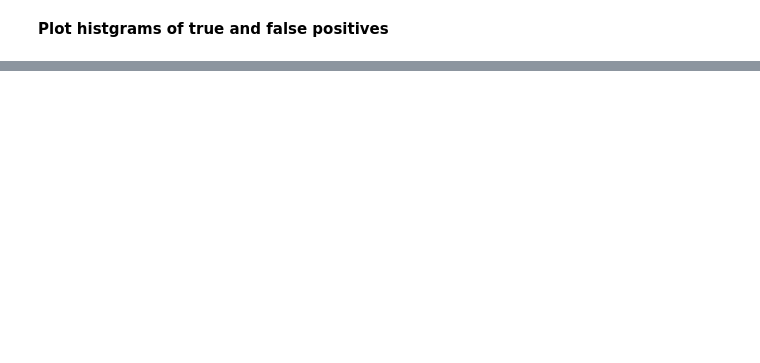
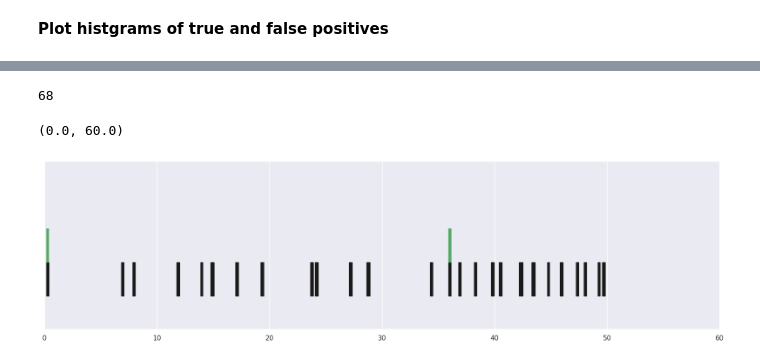
Before and after one commit to tpfffr/neon_blink_detection, a Jupyter notebook: notebooks/detect_blinks.ipynb, the cells around one changed output, grey strips where cells are left out. Drawn from its saved outputs; the diff is of its cells as text; code cells hidden in the pictures; blank space fills up the shorter version.

```diff
--- a/notebooks/detect_blinks.ipynb
+++ b/notebooks/detect_blinks.ipynb
@@ -436,0 +579,13 @@ Text(0, 0.5, 'False positive rate')
+# %%
+recall = np.mean([len(blink_info[x]["tp"]) / (len(blink_info[x]["tp"]) + len(blink_info[x]["fn"])) for x in blink_info.keys()])
+
+precision = np.mean([len(blink_info[x]["tp"]) / (len(blink_info[x]["tp"]) + len(blink_info[x]["fp"])) for x in blink_info.keys()])
+
+f1 = 2 * (precision * recall) / (precision + recall)
+
+accuracy = np.mean([len(blink_info[x]["tp"]) / blink_info[x]["blink_nr"] for x in blink_info.keys()])
+
+print("Recall: %.3f" %recall)
+print("Precision: %.3f" %precision)
+print("F1: %.3f" %f1)
+print("Accuracy: %.3f" %accuracy)
@@ -436,0 +604,26 @@ Text(0, 0.5, 'False positive rate')
+# %%
+# precision = [len(blink_info[x]["tp"]) / (len(blink_info[x]["tp"]) + len(blink_info[x]["fp"])) for x in blink_info.keys()]
+
+# recall = [len(blink_info[x]["tp"]) / (len(blink_info[x]["tp"]) + len(blink_info[x]["fn"])) for x in blink_info.keys()]
+
+# plt.plot(precision)
+# plt.plot(recall)
+
+print(np.argmin(recall))
+
+
+gt = blink_info["1311-2023-02-02-14-30-40-96be0928"]["gt"]
+tp = blink_info["1311-2023-02-02-14-30-40-96be0928"]["tp"]
+
+f, ax = plt.subplots(1, 1, figsize=(20, 5))
+
+tp = np.array([tp[x][1] for x in range(len(tp))])
+
+pf.render_event_array(ax, np.array(gt)[:, 0], np.array(gt)[:, 1], 0.5, color="k")
+pf.render_event_array(ax, np.array(tp)[:, 0], np.array(tp)[:, 1], 1, color="g")
+
+ax.set_xlim(0, 60)
+# %% [output]
+68
+(0.0, 60.0)
+[figure, added]
```
Also changed, not shown: parts of 14 cells of this notebook, 8 other files.
